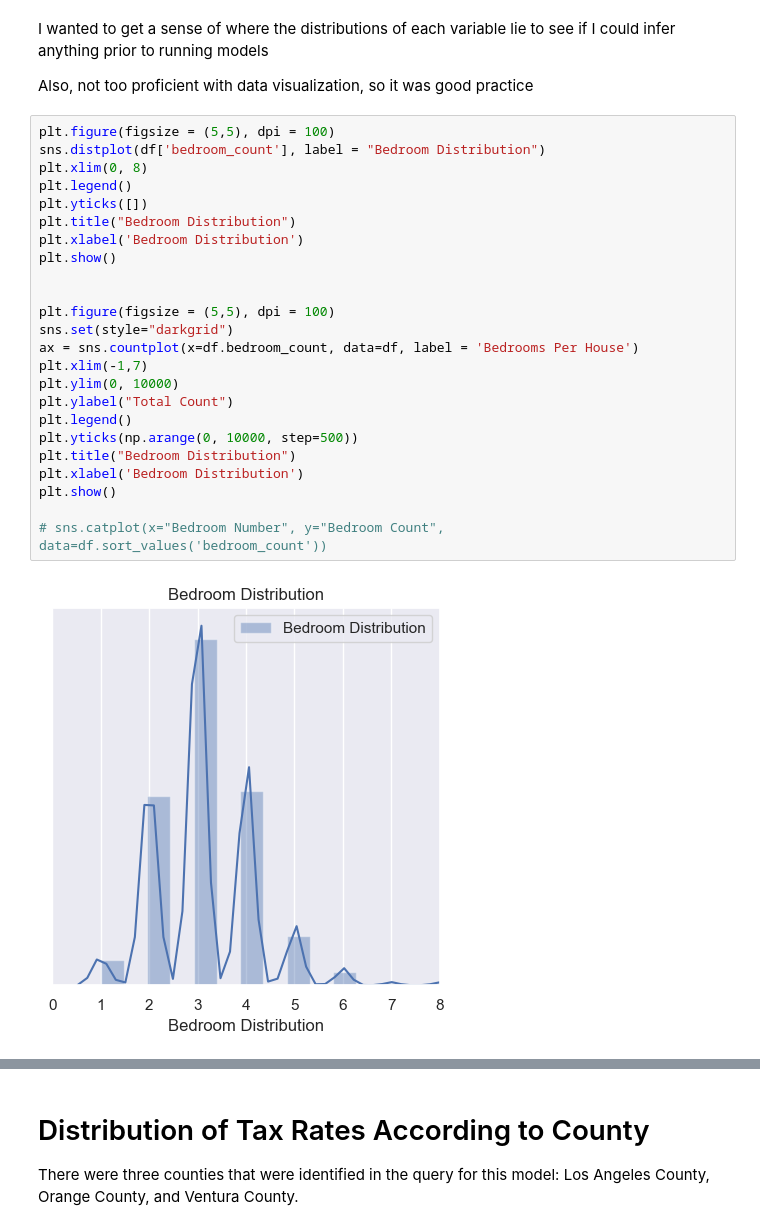
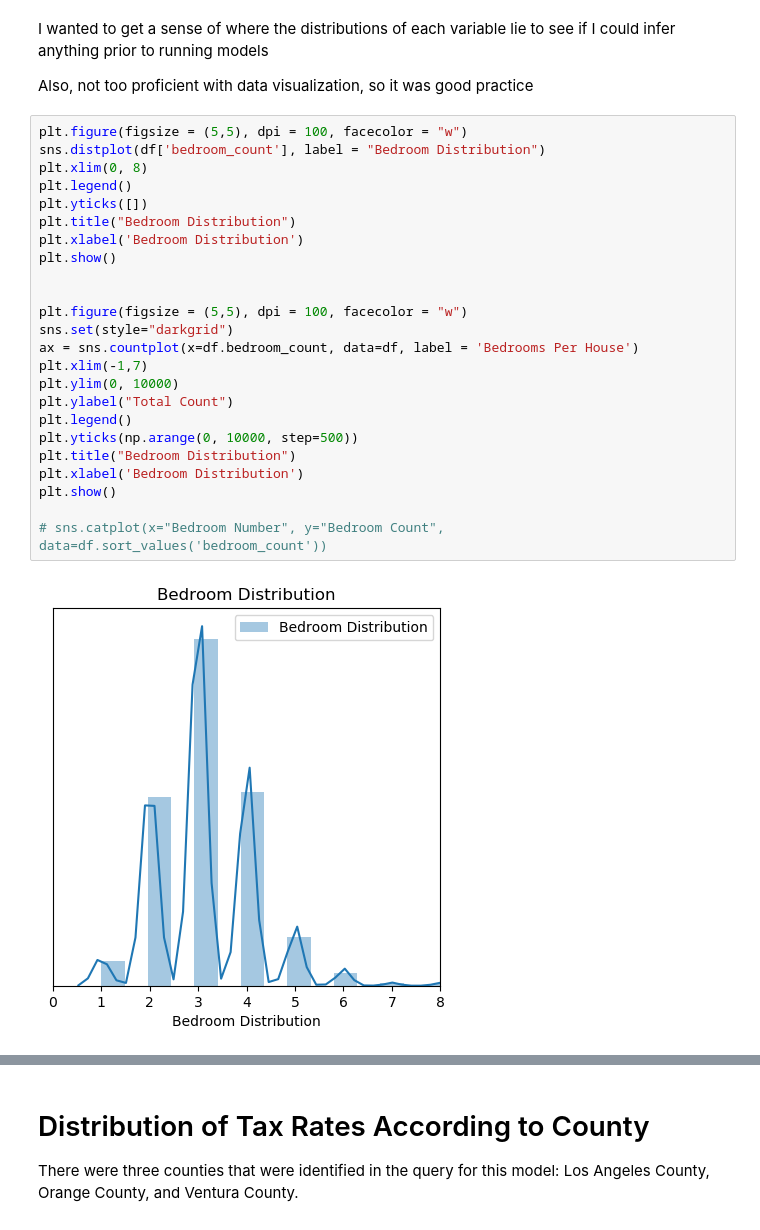
Before and after one commit to Padraic-Doran/zillow_project, a Jupyter notebook: zillow_project.ipynb, the cells around one changed output, grey strips where cells are left out. Saved outputs shown, nothing was run; the diff lists cells and outputs as text.

```diff
--- a/zillow_project.ipynb
+++ b/zillow_project.ipynb
@@ -100,30 +100,30 @@ I wanted to get a sense of where the distributions of each variable lie to see i
 
 Also, not too proficient with data visualization, so it was good practice
 # %%
-plt.figure(figsize = (5,5), dpi = 100)
+plt.figure(figsize = (5,5), dpi = 100, facecolor = "w")
 sns.distplot(df['bedroom_count'], label = "Bedroom Distribution")
 plt.xlim(0, 8)
 plt.legend()
 plt.yticks([])
 plt.title("Bedroom Distribution")
 plt.xlabel('Bedroom Distribution')
 plt.show()
 
 
-plt.figure(figsize = (5,5), dpi = 100)
+plt.figure(figsize = (5,5), dpi = 100, facecolor = "w")
 sns.set(style="darkgrid")
 ax = sns.countplot(x=df.bedroom_count, data=df, label = 'Bedrooms Per House')
 plt.xlim(-1,7)
 plt.ylim(0, 10000)
 plt.ylabel("Total Count")
 plt.legend()
 plt.yticks(np.arange(0, 10000, step=500))
 plt.title("Bedroom Distribution")
 plt.xlabel('Bedroom Distribution')
 plt.show()
 
 # sns.catplot(x="Bedroom Number", y="Bedroom Count", data=df.sort_values('bedroom_count'))
 # %% [output]
-[figure, old version]
+[figure, new version]
 [figure]
 # %%
```
Also changed, not shown: parts of 39 cells of this notebook, 2 other files.
